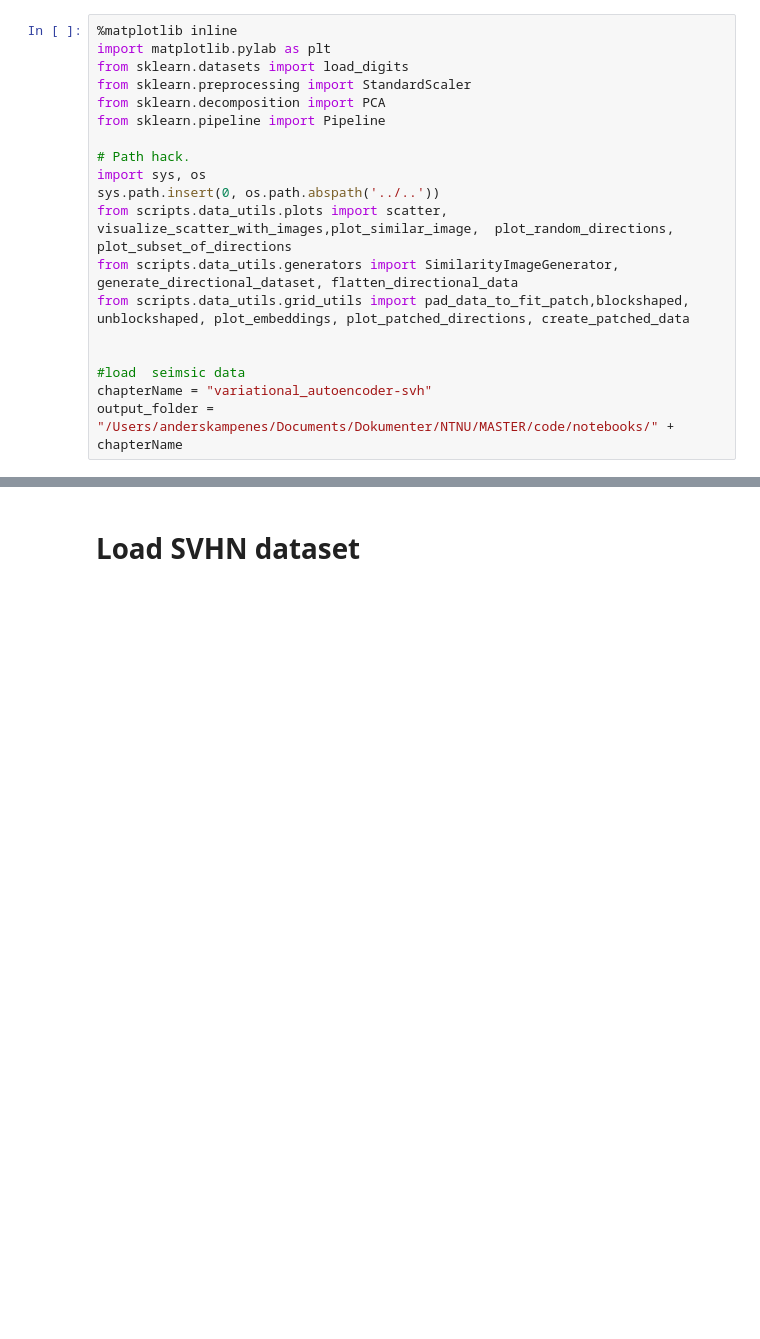
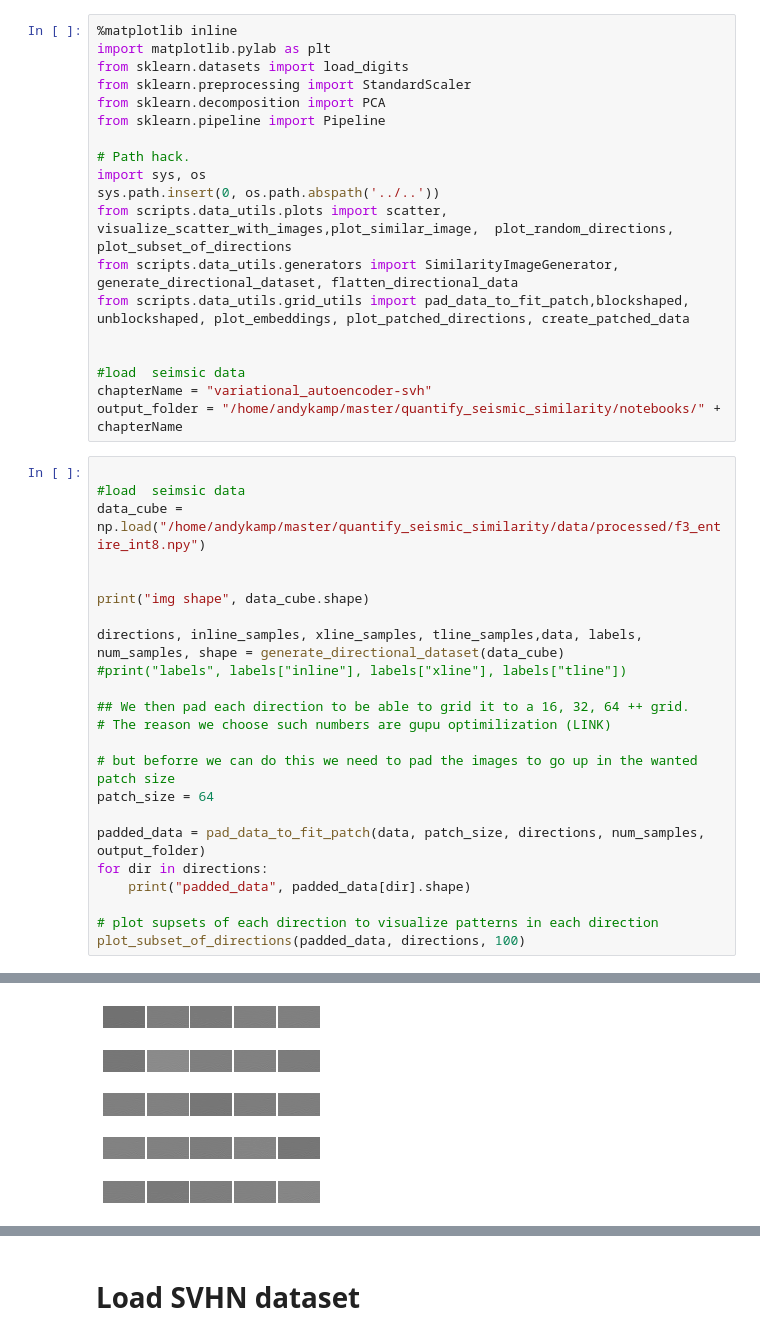
Before and after one commit to andykamp/quantify_seismic_similarity, a Jupyter notebook: notebooks/variational_autoencoder-svhn/model_fit.ipynb, the cells around one changed output, grey strips where cells are left out. Saved outputs shown, nothing was run; the diff lists cells and outputs as text; blank space fills up the shorter version.

```diff
--- a/notebooks/variational_autoencoder-svhn/model_fit.ipynb
+++ b/notebooks/variational_autoencoder-svhn/model_fit.ipynb
@@ -34,4 +36,28 @@ from scripts.data_utils.grid_utils import pad_data_to_fit_patch,blockshaped, unb
 
 #load  seimsic data
 chapterName = "variational_autoencoder-svh"
-output_folder = "/Users/anderskampenes/Documents/Dokumenter/NTNU/MASTER/code/notebooks/" + chapterName
+output_folder = "/home/andykamp/master/quantify_seismic_similarity/notebooks/" + chapterName
+# %%
+
+#load  seimsic data
+data_cube = np.load("/home/andykamp/master/quantify_seismic_similarity/data/processed/f3_entire_int8.npy")
+
+
+print("img shape", data_cube.shape)
+
+directions, inline_samples, xline_samples, tline_samples,data, labels, num_samples, shape = generate_directional_dataset(data_cube)
+#print("labels", labels["inline"], labels["xline"], labels["tline"])
+
+## We then pad each direction to be able to grid it to a 16, 32, 64 ++ grid.
+# The reason we choose such numbers are gupu optimilization (LINK)
+
+# but beforre we can do this we need to pad the images to go up in the wanted patch size
+patch_size = 64
+
+padded_data = pad_data_to_fit_patch(data, patch_size, directions, num_samples, output_folder)
+for dir in directions:
+    print("padded_data", padded_data[dir].shape)
+
+# plot supsets of each direction to visualize patterns in each direction
+plot_subset_of_directions(padded_data, directions, 100)
+# %% [output]
@@ -37,0 +73 @@ output_folder = "/Users/anderskampenes/Documents/Dokumenter/NTNU/MASTER/code/not
+[figure, added]
```
Also changed, not shown: parts of 17 cells of this notebook, 3 other files.
